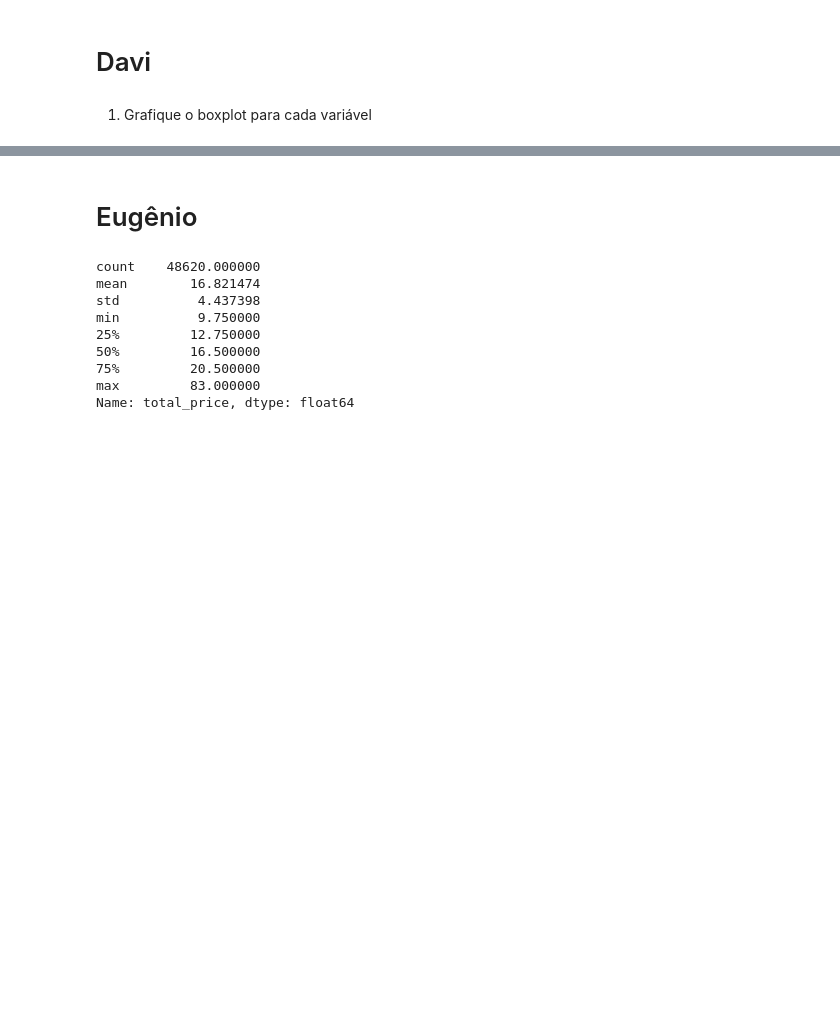
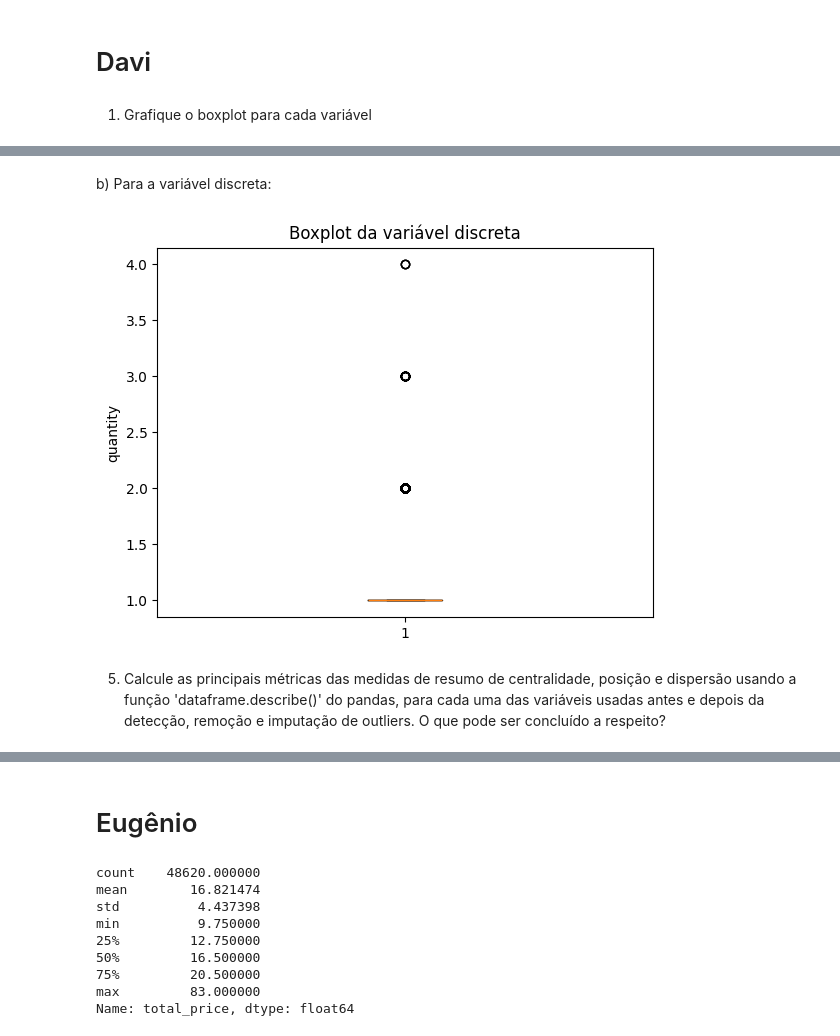
Before and after one commit to duduardo45/ENG4501, a Jupyter notebook: atividade2/analise.ipynb, the cells around one changed output, grey strips where cells are left out. Cells and saved outputs as stored; diff of their text form; code cells hidden in the pictures; blank space fills up the shorter version.

```diff
--- a/atividade2/analise.ipynb
+++ b/atividade2/analise.ipynb
@@ -21,0 +24,11 @@ plt.show()
+# %% [markdown]
+b) Para a variável discreta:
+# %%
+plt.boxplot(df[discreta])
+plt.title("Boxplot da variável discreta")
+plt.ylabel(discreta)
+plt.show()
+# %% [output]
+[figure, added]
+# %% [markdown]
+5) Calcule as principais métricas das medidas de resumo de centralidade, posição e dispersão usando a função 'dataframe.describe()' do pandas, para cada uma das variáveis usadas antes e depois da detecção, remoção e imputação de outliers. O que pode ser concluído a respeito?
```
Also changed, not shown: parts of 3 cells of this notebook.
